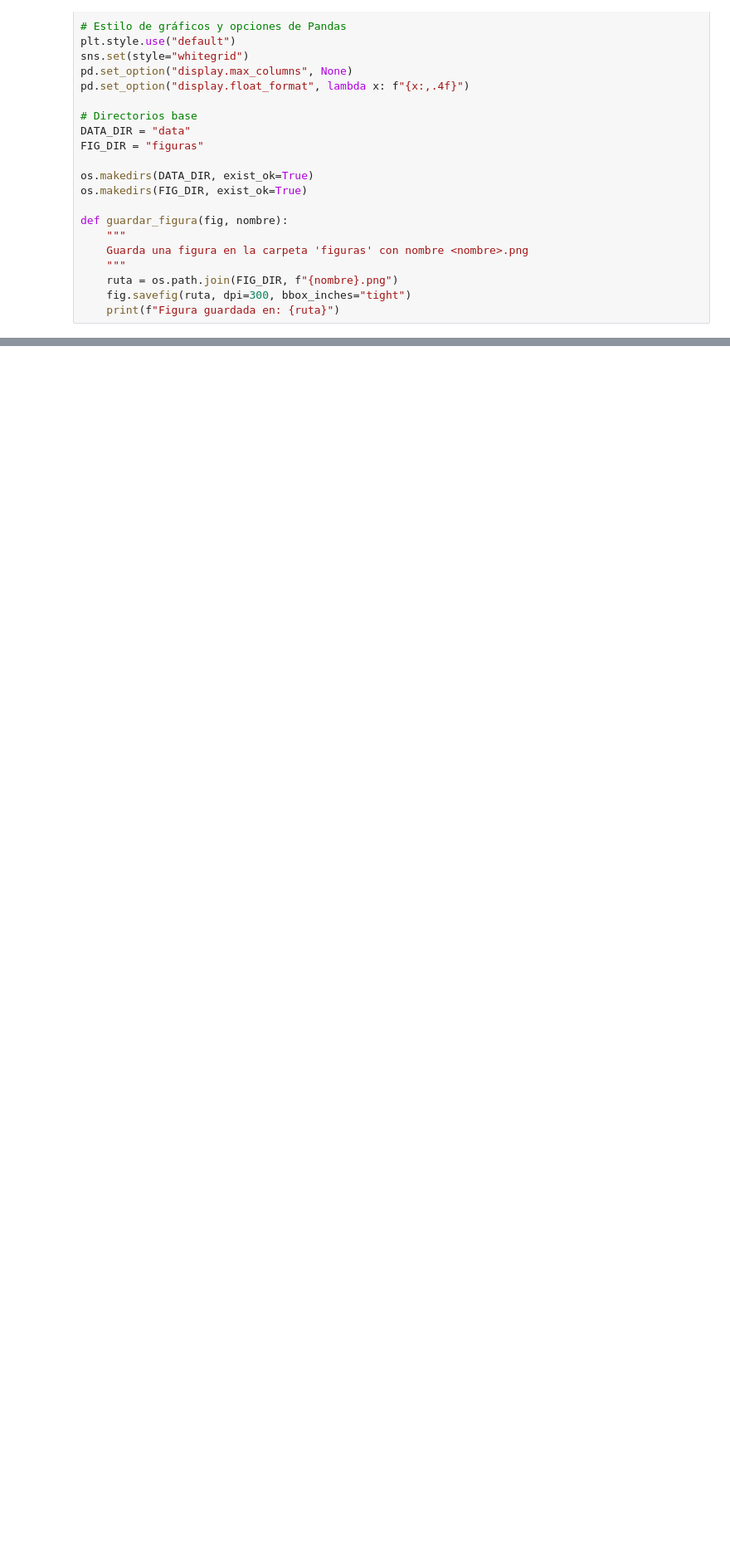
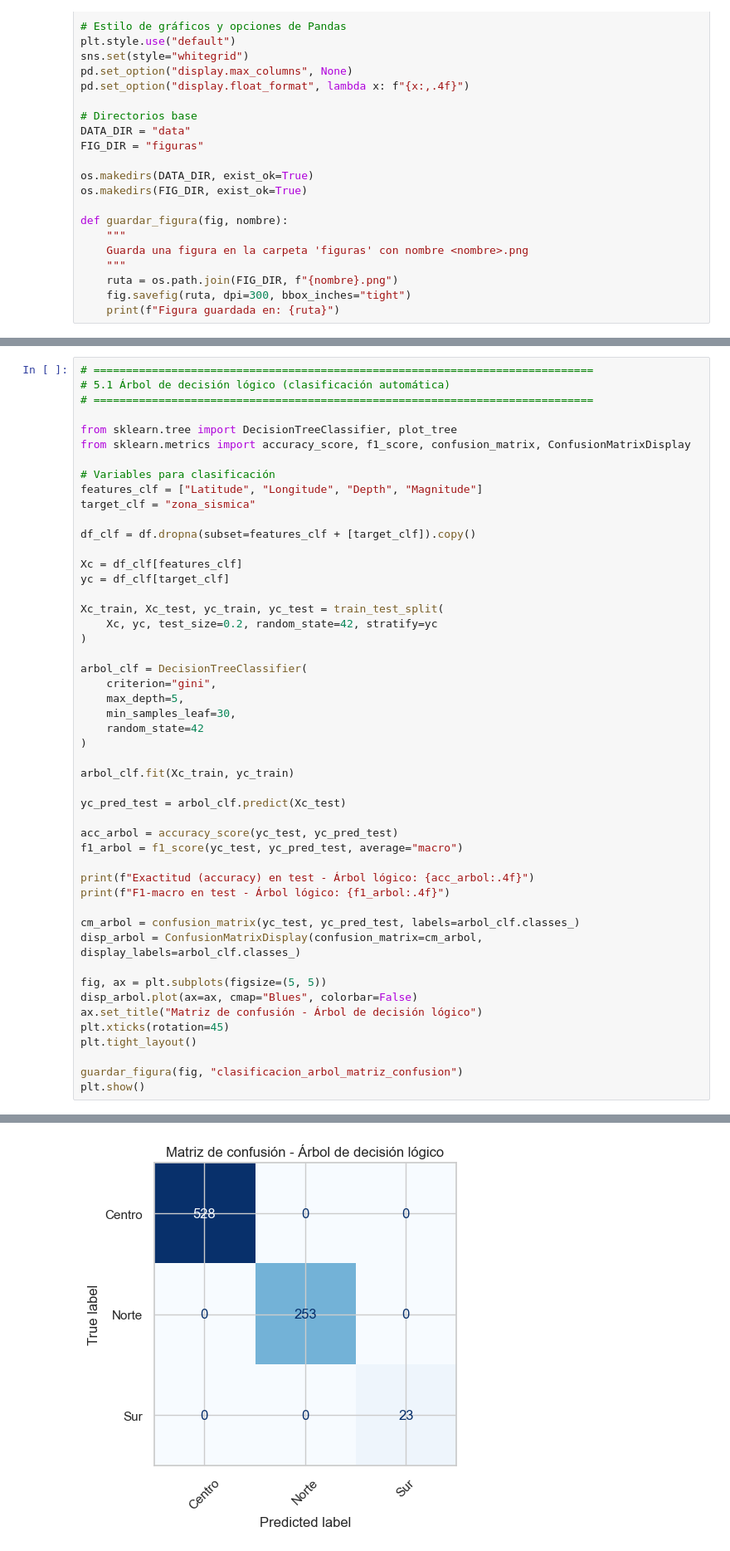
Before and after one commit to NicolasCardenas1/EV3_BI, a Jupyter notebook: EV3_BI.ipynb, the cells around one changed output, grey strips where cells are left out. Shown at 83% size. Cells and saved outputs as stored; diff of their text form; blank space fills up the shorter version.

Commit message:
Listo hasta clasificación
Listo hasta clasificación

```diff
--- a/EV3_BI.ipynb
+++ b/EV3_BI.ipynb
@@ -138,0 +309,50 @@ display(df[["Date", "Latitude", "Longitude", "Depth", "Magnitude", "zona_sismica
+# %%
+# =============================================================================
+# 5.1 Árbol de decisión lógico (clasificación automática)
+# =============================================================================
+
+from sklearn.tree import DecisionTreeClassifier, plot_tree
+from sklearn.metrics import accuracy_score, f1_score, confusion_matrix, ConfusionMatrixDisplay
+
+# Variables para clasificación
+features_clf = ["Latitude", "Longitude", "Depth", "Magnitude"]
+target_clf = "zona_sismica"
+
+df_clf = df.dropna(subset=features_clf + [target_clf]).copy()
+
+Xc = df_clf[features_clf]
+yc = df_clf[target_clf]
+
+Xc_train, Xc_test, yc_train, yc_test = train_test_split(
+    Xc, yc, test_size=0.2, random_state=42, stratify=yc
+)
+
+arbol_clf = DecisionTreeClassifier(
+    criterion="gini",
+    max_depth=5,
+    min_samples_leaf=30,
+    random_state=42
+)
+
+arbol_clf.fit(Xc_train, yc_train)
+
+yc_pred_test = arbol_clf.predict(Xc_test)
+
+acc_arbol = accuracy_score(yc_test, yc_pred_test)
+f1_arbol = f1_score(yc_test, yc_pred_test, average="macro")
+
+print(f"Exactitud (accuracy) en test - Árbol lógico: {acc_arbol:.4f}")
+print(f"F1-macro en test - Árbol lógico: {f1_arbol:.4f}")
+
+cm_arbol = confusion_matrix(yc_test, yc_pred_test, labels=arbol_clf.classes_)
+disp_arbol = ConfusionMatrixDisplay(confusion_matrix=cm_arbol, display_labels=arbol_clf.classes_)
+
+fig, ax = plt.subplots(figsize=(5, 5))
+disp_arbol.plot(ax=ax, cmap="Blues", colorbar=False)
+ax.set_title("Matriz de confusión - Árbol de decisión lógico")
+plt.xticks(rotation=45)
+plt.tight_layout()
+
+guardar_figura(fig, "clasificacion_arbol_matriz_confusion")
+plt.show()
+# %% [output]
@@ -138,0 +362 @@ display(df[["Date", "Latitude", "Longitude", "Depth", "Magnitude", "zona_sismica
+[figure, added]
```
Also changed, not shown: parts of 12 cells of this notebook, 5 other files.
